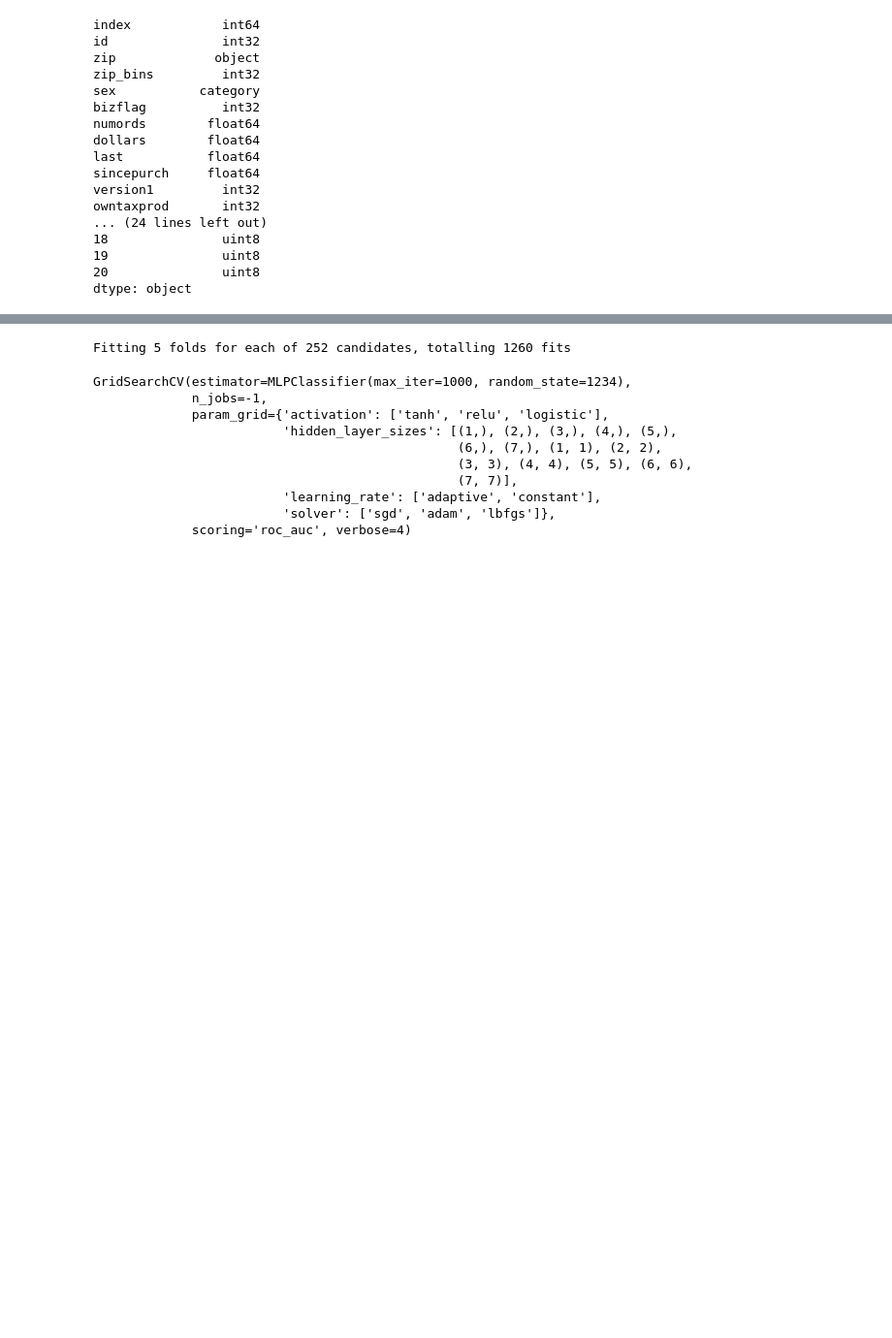
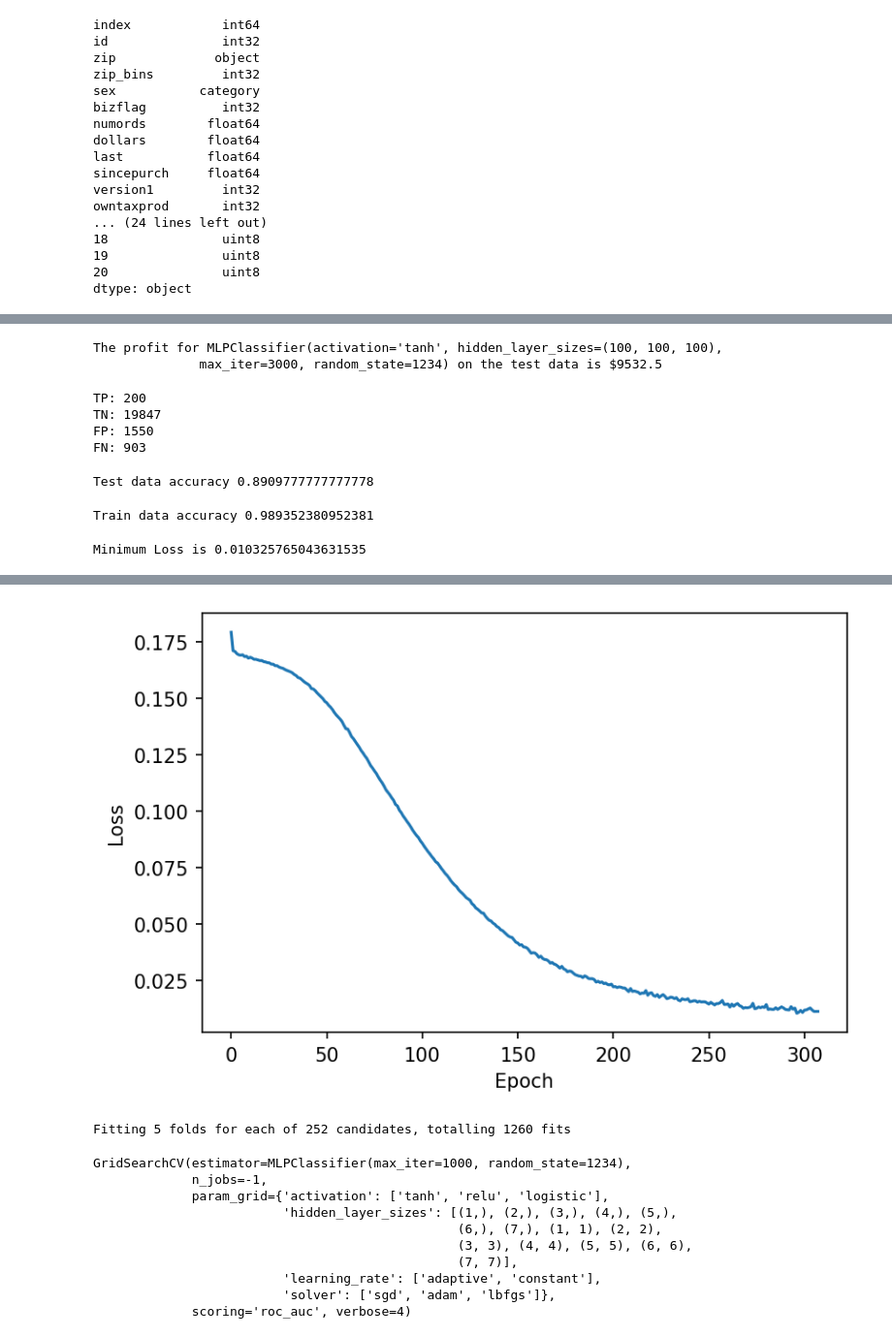
Before and after one commit to sauravjayan/Intuit-Quickbooks, a Jupyter notebook: sub-notebooks/Saurav.ipynb, the cells around one changed output, grey strips where cells are left out. Shown at 97% size. Drawn from its saved outputs; the diff is of its cells as text; code cells hidden in the pictures; blank space fills up the shorter version.

```diff
--- a/sub-notebooks/Saurav.ipynb
+++ b/sub-notebooks/Saurav.ipynb
@@ -161,0 +207,21 @@ clf = MLPClassifier(random_state=1234, activation='tanh', solver='adam', max_ite
+# %%
+p = profit_max(df1,'res1_yes',1,'predictions_1',1.41,60)
+
+print(f'The profit for {clf} on the test data is ${p}')
+# %% [output]
+The profit for MLPClassifier(activation='tanh', hidden_layer_sizes=(100, 100, 100),
+              max_iter=3000, random_state=1234) on the test data is $9532.5
+# %%
+# Confusion Matrix
+
+TP, FP, TN, FN, contact = confusion(df1,'res1_yes',1,'predictions_1',1.41,60)
+
+print(f'TP: {TP}')
+print(f'TN: {TN}')
+print(f'FP: {FP}')
+print(f'FN: {FN}')
+# %% [output]
+TP: 200
+TN: 19847
+FP: 1550
+FN: 903
@@ -161,0 +231,22 @@ clf = MLPClassifier(random_state=1234, activation='tanh', solver='adam', max_ite
+# %%
+acc = np.mean(a == y_test['res1_yes'])
+print(f'Test data accuracy {acc}')
+# %% [output]
+Test data accuracy 0.8909777777777778
+# %%
+acc_train = np.mean(a_train == y_train['res1_yes'])
+print(f'Train data accuracy {acc_train}')
+# %% [output]
+Train data accuracy 0.989352380952381
+# %%
+print(f'Minimum Loss is {min(clf.loss_curve_)}')
+# %% [output]
+Minimum Loss is 0.010325765043631535
+# %%
+l = clf.loss_curve_
+x = list(range(clf.n_iter_))
+# %%
+df = pd.DataFrame({'Loss':l,'Epoch':x})
+# %%
+sns.lineplot(x = "Epoch",y = "Loss", data = df)
+# %% [output]
@@ -162,3 +254,4 @@ clf = MLPClassifier(random_state=1234, activation='tanh', solver='adam', max_ite
+[figure, added]
 # %%
 #Cross validation
 
```
Also changed, not shown: parts of 21 cells of this notebook.
